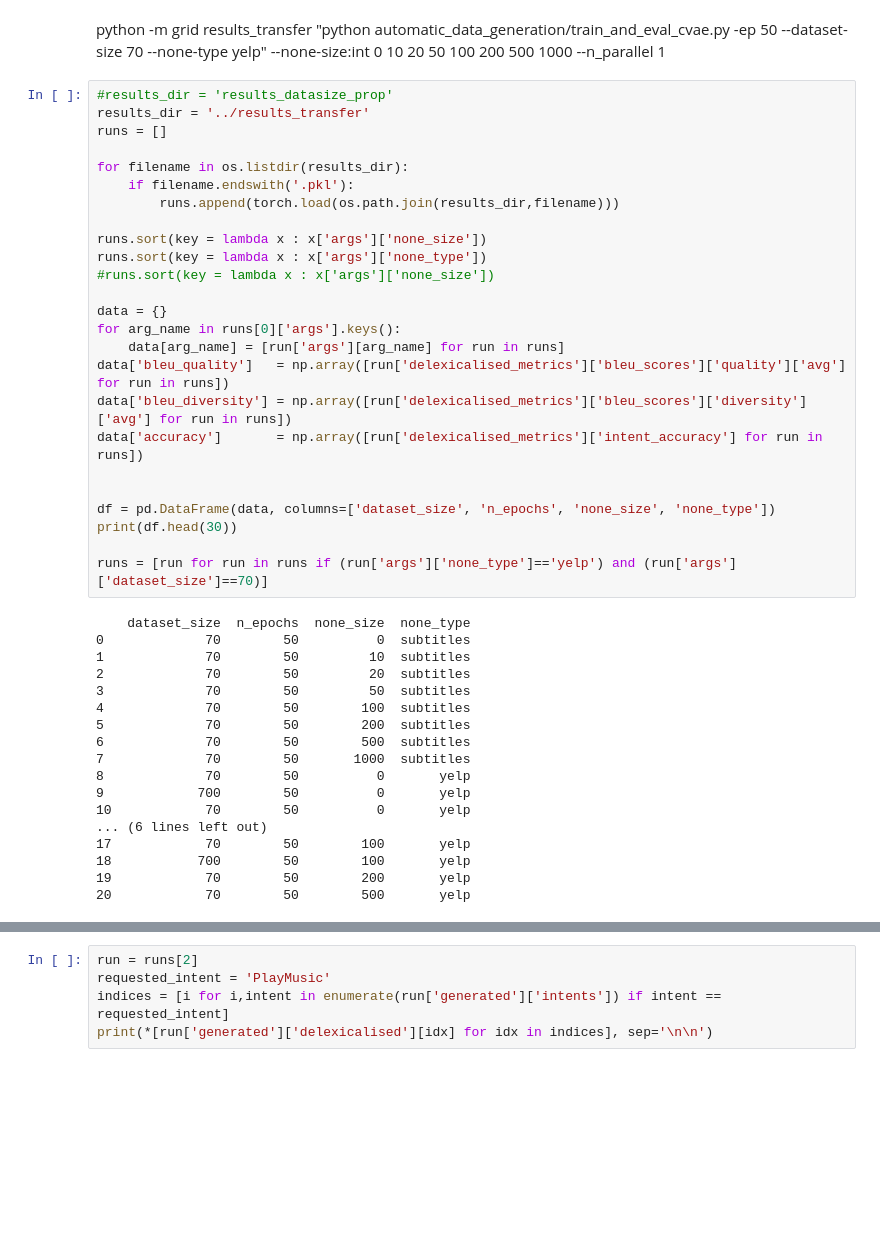
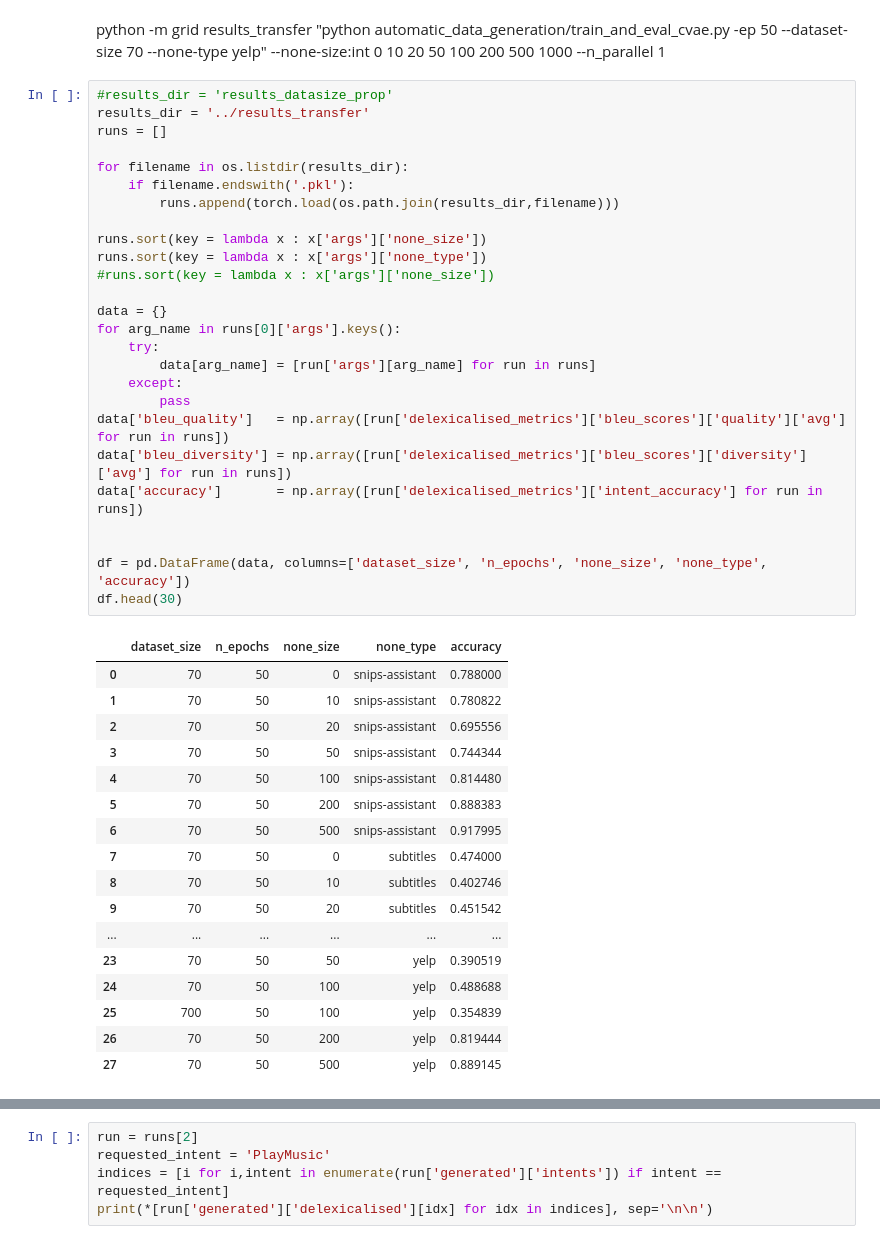
Before and after one commit to sonos/automatic-data-generation, a Jupyter notebook: automatic_data_generation/data-generation-new.ipynb, the cells around one changed output, grey strips where cells are left out. Drawn from its saved outputs; the diff is of its cells as text; blank space fills up the shorter version.

```diff
--- a/automatic_data_generation/data-generation-new.ipynb
+++ b/automatic_data_generation/data-generation-new.ipynb
@@ -439,44 +470,45 @@ python -m grid results_transfer "python automatic_data_generation/train_and_eval
 # %%
 #results_dir = 'results_datasize_prop'
 results_dir = '../results_transfer'
 runs = []
 
 for filename in os.listdir(results_dir):
     if filename.endswith('.pkl'):
         runs.append(torch.load(os.path.join(results_dir,filename)))
 
 runs.sort(key = lambda x : x['args']['none_size'])
 runs.sort(key = lambda x : x['args']['none_type'])
 #runs.sort(key = lambda x : x['args']['none_size'])
 
 data = {}
 for arg_name in runs[0]['args'].keys():
-    data[arg_name] = [run['args'][arg_name] for run in runs]
+    try:
+        data[arg_name] = [run['args'][arg_name] for run in runs]
+    except:
+        pass
 data['bleu_quality']   = np.array([run['delexicalised_metrics']['bleu_scores']['quality']['avg'] for run in runs])
 data['bleu_diversity'] = np.array([run['delexicalised_metrics']['bleu_scores']['diversity']['avg'] for run in runs])
 data['accuracy']       = np.array([run['delexicalised_metrics']['intent_accuracy'] for run in runs])
 
 
-df = pd.DataFrame(data, columns=['dataset_size', 'n_epochs', 'none_size', 'none_type'])
-print(df.head(30))
-
-runs = [run for run in runs if (run['args']['none_type']=='yelp') and (run['args']['dataset_size']==70)]
+df = pd.DataFrame(data, columns=['dataset_size', 'n_epochs', 'none_size', 'none_type', 'accuracy'])
+df.head(30)
 # %% [output]
-    dataset_size  n_epochs  none_size  none_type
-0             70        50          0  subtitles
-1             70        50         10  subtitles
-2             70        50         20  subtitles
-3             70        50         50  subtitles
-4             70        50        100  subtitles
-5             70        50        200  subtitles
-6             70        50        500  subtitles
-7             70        50       1000  subtitles
-8             70        50          0       yelp
-9            700        50          0       yelp
-10            70        50          0       yelp
-... (6 lines left out)
-17            70        50        100       yelp
-18           700        50        100       yelp
-19            70        50        200       yelp
-20            70        50        500       yelp
+|  | dataset_size | n_epochs | none_size | none_type | accuracy |
+| 0 | 70 | 50 | 0 | snips-assistant | 0.788000 |
+| 1 | 70 | 50 | 10 | snips-assistant | 0.780822 |
+| 2 | 70 | 50 | 20 | snips-assistant | 0.695556 |
+| 3 | 70 | 50 | 50 | snips-assistant | 0.744344 |
+| 4 | 70 | 50 | 100 | snips-assistant | 0.814480 |
+| 5 | 70 | 50 | 200 | snips-assistant | 0.888383 |
+| 6 | 70 | 50 | 500 | snips-assistant | 0.917995 |
+| 7 | 70 | 50 | 0 | subtitles | 0.474000 |
+| 8 | 70 | 50 | 10 | subtitles | 0.402746 |
+| 9 | 70 | 50 | 20 | subtitles | 0.451542 |
+| ... | ... | ... | ... | ... | ... |
+| 23 | 70 | 50 | 50 | yelp | 0.390519 |
+| 24 | 70 | 50 | 100 | yelp | 0.488688 |
+| 25 | 700 | 50 | 100 | yelp | 0.354839 |
+| 26 | 70 | 50 | 200 | yelp | 0.819444 |
+| 27 | 70 | 50 | 500 | yelp | 0.889145 |
 # %%
```
Also changed, not shown: parts of 12 cells of this notebook, 10 other files.
